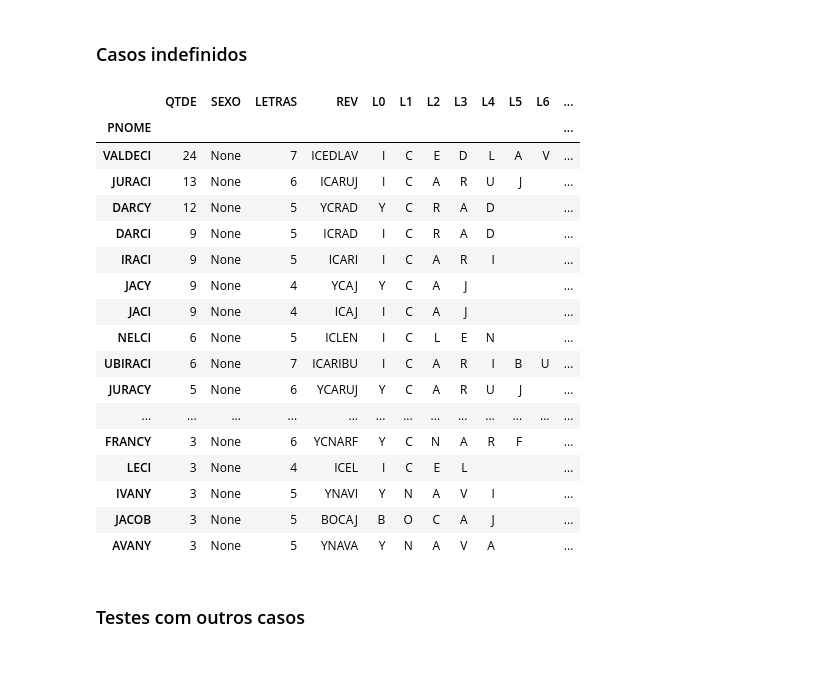
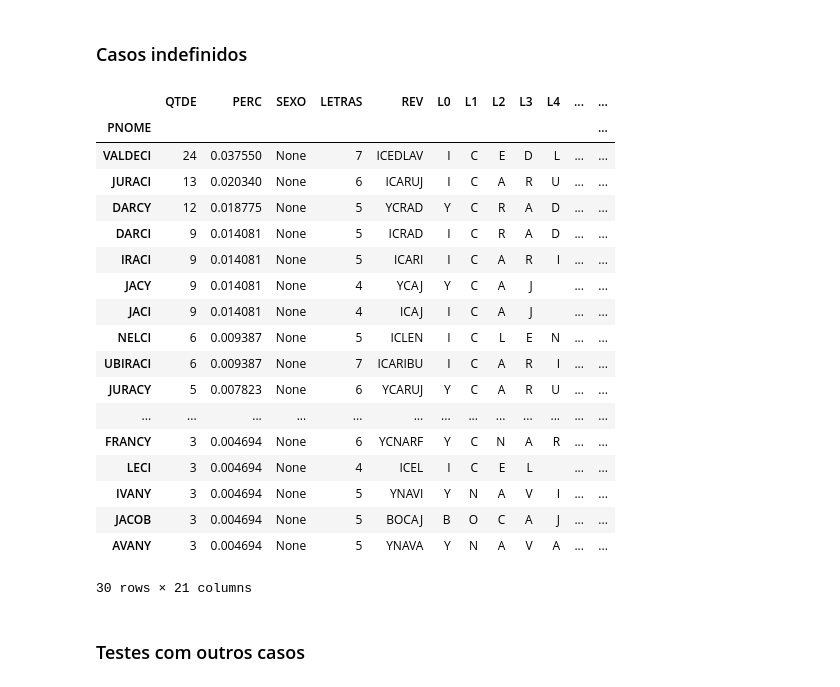
Before and after one commit to hjort/analise-pessoas-brasil, a Jupyter notebook: 51-rotulagem-genero-nome.ipynb, the cells around one changed output. Cells and saved outputs as stored; diff of their text form; code cells hidden in the pictures.

```diff
--- a/51-rotulagem-genero-nome.ipynb
+++ b/51-rotulagem-genero-nome.ipynb
@@ -148,7 +165,7 @@ sufixos = [
 
 for suf in sufixos:
     rev = suf[::-1]
-    df_nomes.loc[df_nomes['REV'].str.startswith(rev), 'SEXO'] = 'F'
+    df.loc[df['REV'].str.startswith(rev), 'SEXO'] = 'F'
 # %% [markdown]
 ### 6) Feminino se terminar com NE, LI, LY, LYN, CE, EN, DE, SE, SY, ANI, AIS, AH, ENI, IE, IRE
 # %%
@@ -172,7 +189,7 @@ sufixos = [
 
 for suf in sufixos:
     rev = suf[::-1]
-    df_nomes.loc[df_nomes['REV'].str.startswith(rev), 'SEXO'] = 'F'
+    df.loc[df['REV'].str.startswith(rev), 'SEXO'] = 'F'
 # %% [markdown]
 ### 8) Nomes Masculinos ainda não classificados ou reclassificados
 # %% [raw]
@@ -196,7 +213,7 @@ with open('nomes-masculinos.txt', 'r') as f:
 # %%
 for nome in nomes:
     rev = nome[::-1]
-    df_nomes.loc[df_nomes['REV'] == rev, 'SEXO'] = 'M'
+    df.loc[df['REV'] == rev, 'SEXO'] = 'M'
 # %% [markdown]
 ### 9) Nomes Femininos ainda não classificados ou reclassificados
 # %% [raw]
@@ -220,30 +237,31 @@ with open('nomes-femininos.txt', 'r') as f:
 # %%
 for nome in nomes:
     rev = nome[::-1]
-    df_nomes.loc[df_nomes['REV'] == rev, 'SEXO'] = 'F'
+    df.loc[df['REV'] == rev, 'SEXO'] = 'F'
 # %% [markdown]
 ### Casos indefinidos
 # %%
-df_nomes[df_nomes['SEXO'].isnull()].head(30)
+df[df['SEXO'].isnull()].head(30)
 # %% [output]
-|  | QTDE | SEXO | LETRAS | REV | L0 | L1 | L2 | L3 | L4 | L5 | L6 | ... |
+|  | QTDE | PERC | SEXO | LETRAS | REV | L0 | L1 | L2 | L3 | L4 | ... | ... |
 | PNOME |  |  |  |  |  |  |  |  |  |  |  | ... |
-| VALDECI | 24 | None | 7 | ICEDLAV | I | C | E | D | L | A | V | ... |
-| JURACI | 13 | None | 6 | ICARUJ | I | C | A | R | U | J |  | ... |
-| DARCY | 12 | None | 5 | YCRAD | Y | C | R | A | D |  |  | ... |
-| DARCI | 9 | None | 5 | ICRAD | I | C | R | A | D |  |  | ... |
-| IRACI | 9 | None | 5 | ICARI | I | C | A | R | I |  |  | ... |
-| JACY | 9 | None | 4 | YCAJ | Y | C | A | J |  |  |  | ... |
-| JACI | 9 | None | 4 | ICAJ | I | C | A | J |  |  |  | ... |
-| NELCI | 6 | None | 5 | ICLEN | I | C | L | E | N |  |  | ... |
-| UBIRACI | 6 | None | 7 | ICARIBU | I | C | A | R | I | B | U | ... |
-| JURACY | 5 | None | 6 | YCARUJ | Y | C | A | R | U | J |  | ... |
+| VALDECI | 24 | 0.037550 | None | 7 | ICEDLAV | I | C | E | D | L | ... | ... |
+| JURACI | 13 | 0.020340 | None | 6 | ICARUJ | I | C | A | R | U | ... | ... |
+| DARCY | 12 | 0.018775 | None | 5 | YCRAD | Y | C | R | A | D | ... | ... |
+| DARCI | 9 | 0.014081 | None | 5 | ICRAD | I | C | R | A | D | ... | ... |
+| IRACI | 9 | 0.014081 | None | 5 | ICARI | I | C | A | R | I | ... | ... |
+| JACY | 9 | 0.014081 | None | 4 | YCAJ | Y | C | A | J |  | ... | ... |
+| JACI | 9 | 0.014081 | None | 4 | ICAJ | I | C | A | J |  | ... | ... |
+| NELCI | 6 | 0.009387 | None | 5 | ICLEN | I | C | L | E | N | ... | ... |
+| UBIRACI | 6 | 0.009387 | None | 7 | ICARIBU | I | C | A | R | I | ... | ... |
+| JURACY | 5 | 0.007823 | None | 6 | YCARUJ | Y | C | A | R | U | ... | ... |
 | ... | ... | ... | ... | ... | ... | ... | ... | ... | ... | ... | ... | ... |
-| FRANCY | 3 | None | 6 | YCNARF | Y | C | N | A | R | F |  | ... |
-| LECI | 3 | None | 4 | ICEL | I | C | E | L |  |  |  | ... |
-| IVANY | 3 | None | 5 | YNAVI | Y | N | A | V | I |  |  | ... |
-| JACOB | 3 | None | 5 | BOCAJ | B | O | C | A | J |  |  | ... |
-| AVANY | 3 | None | 5 | YNAVA | Y | N | A | V | A |  |  | ... |
+| FRANCY | 3 | 0.004694 | None | 6 | YCNARF | Y | C | N | A | R | ... | ... |
+| LECI | 3 | 0.004694 | None | 4 | ICEL | I | C | E | L |  | ... | ... |
+| IVANY | 3 | 0.004694 | None | 5 | YNAVI | Y | N | A | V | I | ... | ... |
+| JACOB | 3 | 0.004694 | None | 5 | BOCAJ | B | O | C | A | J | ... | ... |
+| AVANY | 3 | 0.004694 | None | 5 | YNAVA | Y | N | A | V | A | ... | ... |
+30 rows × 21 columns
 # %% [markdown]
 ### Testes com outros casos
 # %%
```
Also changed, not shown: parts of 25 cells of this notebook, 13 other files.
